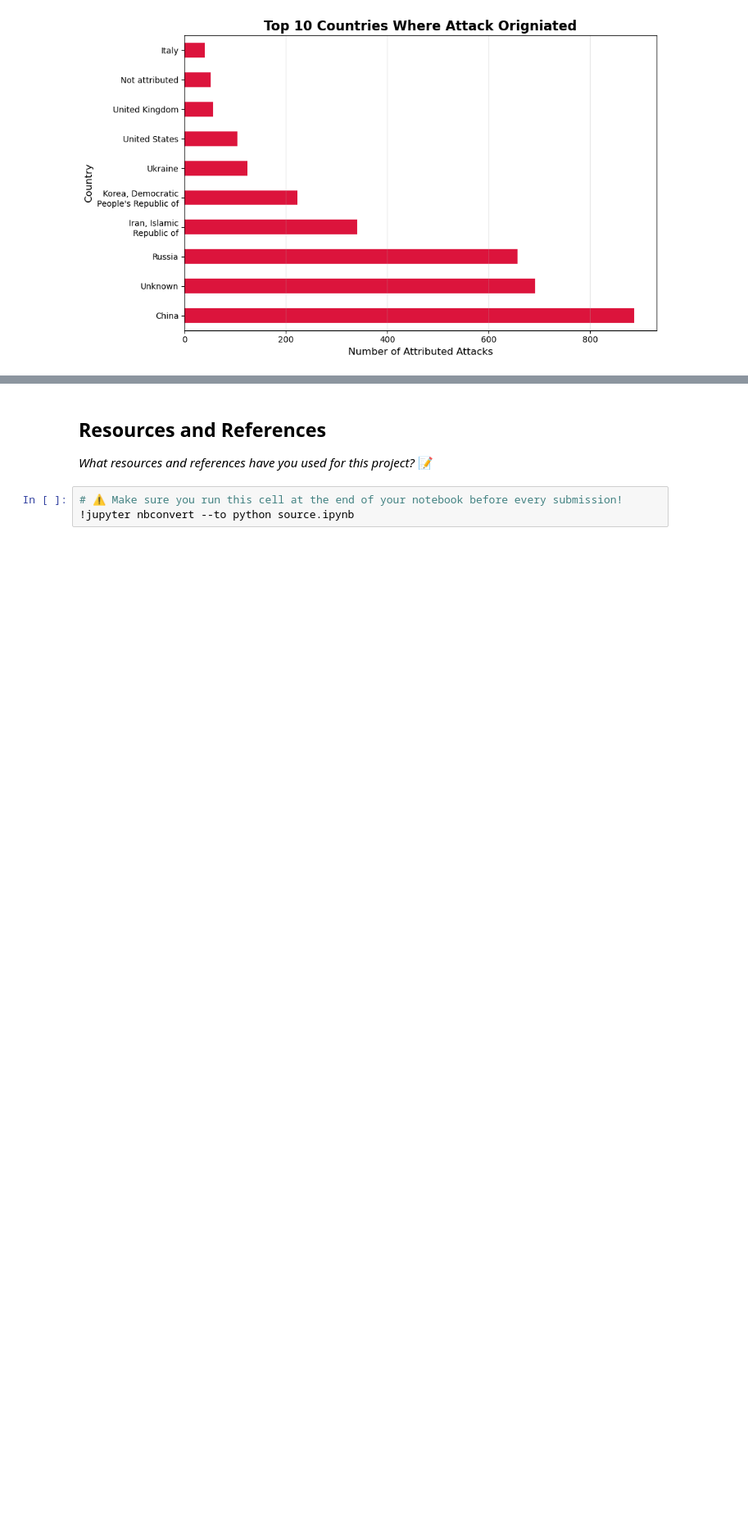
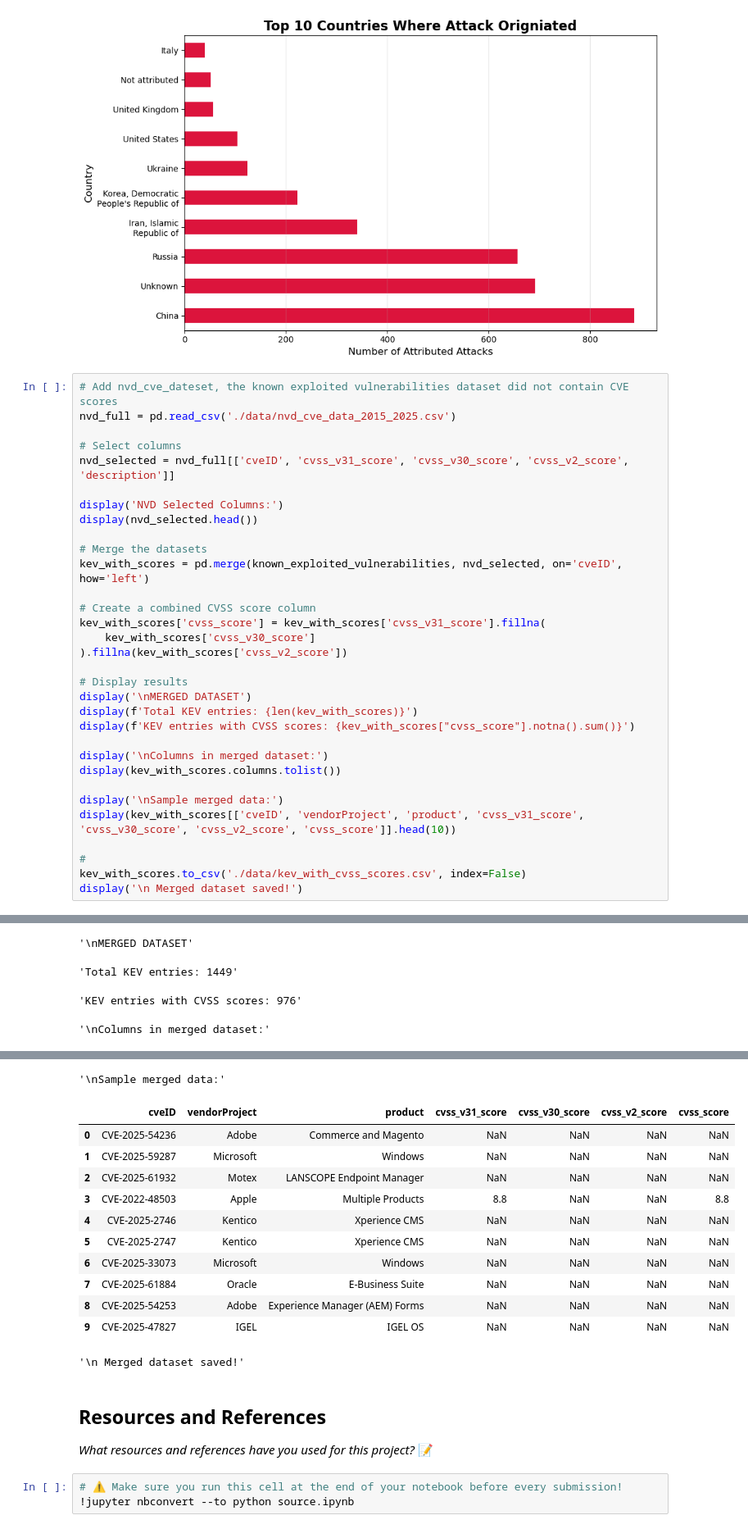
Before and after one commit to IT4063C001-Fall2025/final-project-sethpa, a Jupyter notebook: source.ipynb, the cells around one changed output, grey strips where cells are left out. Shown: that part at 82% size. Cells and saved outputs as stored; diff of their text form; blank space fills up the shorter version.

Commit message:
Merge known_exploited with nvd_cve dataset

```diff
--- a/source.ipynb
+++ b/source.ipynb
@@ -313,3 +313,36 @@ plt.show()
 # %% [output]
 [figure]
 [figure]
+# %%
+# Add nvd_cve_dateset, the known exploited vulnerabilities dataset did not contain CVE scores
+nvd_full = pd.read_csv('./data/nvd_cve_data_2015_2025.csv')
+
+# Select columns
+nvd_selected = nvd_full[['cveID', 'cvss_v31_score', 'cvss_v30_score', 'cvss_v2_score', 'description']]
+
+display('NVD Selected Columns:')
+display(nvd_selected.head())
+
+# Merge the datasets
+kev_with_scores = pd.merge(known_exploited_vulnerabilities, nvd_selected, on='cveID', how='left')
+
+# Create a combined CVSS score column
+kev_with_scores['cvss_score'] = kev_with_scores['cvss_v31_score'].fillna(
+    kev_with_scores['cvss_v30_score']
+).fillna(kev_with_scores['cvss_v2_score'])
+
+# Display results
+display('\nMERGED DATASET')
+display(f'Total KEV entries: {len(kev_with_scores)}')
+display(f'KEV entries with CVSS scores: {kev_with_scores["cvss_score"].notna().sum()}')
+
+display('\nColumns in merged dataset:')
+display(kev_with_scores.columns.tolist())
+
+display('\nSample merged data:')
+display(kev_with_scores[['cveID', 'vendorProject', 'product', 'cvss_v31_score', 'cvss_v30_score', 'cvss_v2_score', 'cvss_score']].head(10))
+
+#
+kev_with_scores.to_csv('./data/kev_with_cvss_scores.csv', index=False)
+display('\n Merged dataset saved!')
+# %% [output]
@@ -315,0 +356,4 @@ plt.show()
+'\nMERGED DATASET'
+'Total KEV entries: 1449'
+'KEV entries with CVSS scores: 976'
+'\nColumns in merged dataset:'
@@ -316,3 +376,16 @@ plt.show()
+'\nSample merged data:'
+|  | cveID | vendorProject | product | cvss_v31_score | cvss_v30_score | cvss_v2_score | cvss_score |
+| 0 | CVE-2025-54236 | Adobe | Commerce and Magento | NaN | NaN | NaN | NaN |
+| 1 | CVE-2025-59287 | Microsoft | Windows | NaN | NaN | NaN | NaN |
+| 2 | CVE-2025-61932 | Motex | LANSCOPE Endpoint Manager | NaN | NaN | NaN | NaN |
+| 3 | CVE-2022-48503 | Apple | Multiple Products | 8.8 | NaN | NaN | 8.8 |
+| 4 | CVE-2025-2746 | Kentico | Xperience CMS | NaN | NaN | NaN | NaN |
+| 5 | CVE-2025-2747 | Kentico | Xperience CMS | NaN | NaN | NaN | NaN |
+| 6 | CVE-2025-33073 | Microsoft | Windows | NaN | NaN | NaN | NaN |
+| 7 | CVE-2025-61884 | Oracle | E-Business Suite | NaN | NaN | NaN | NaN |
+| 8 | CVE-2025-54253 | Adobe | Experience Manager (AEM) Forms | NaN | NaN | NaN | NaN |
+| 9 | CVE-2025-47827 | IGEL | IGEL OS | NaN | NaN | NaN | NaN |
+'\n Merged dataset saved!'
 # %% [markdown]
 ## Resources and References
 *What resources and references have you used for this project?*
```
Also changed, not shown: parts of 1 cell of this notebook, 1 other file.
